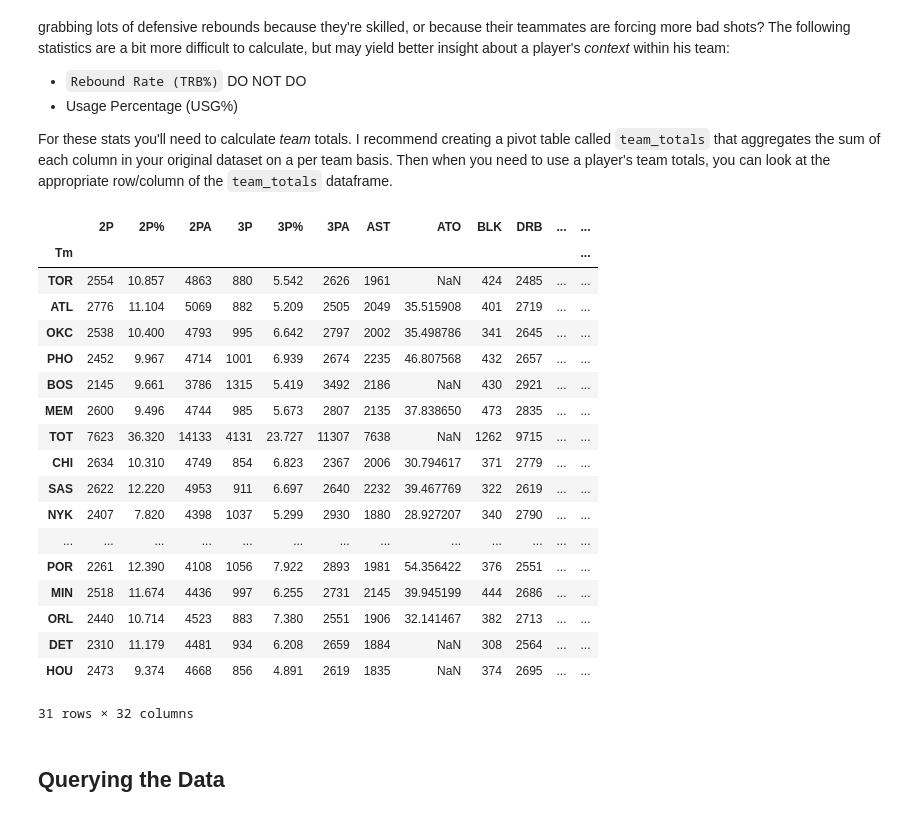
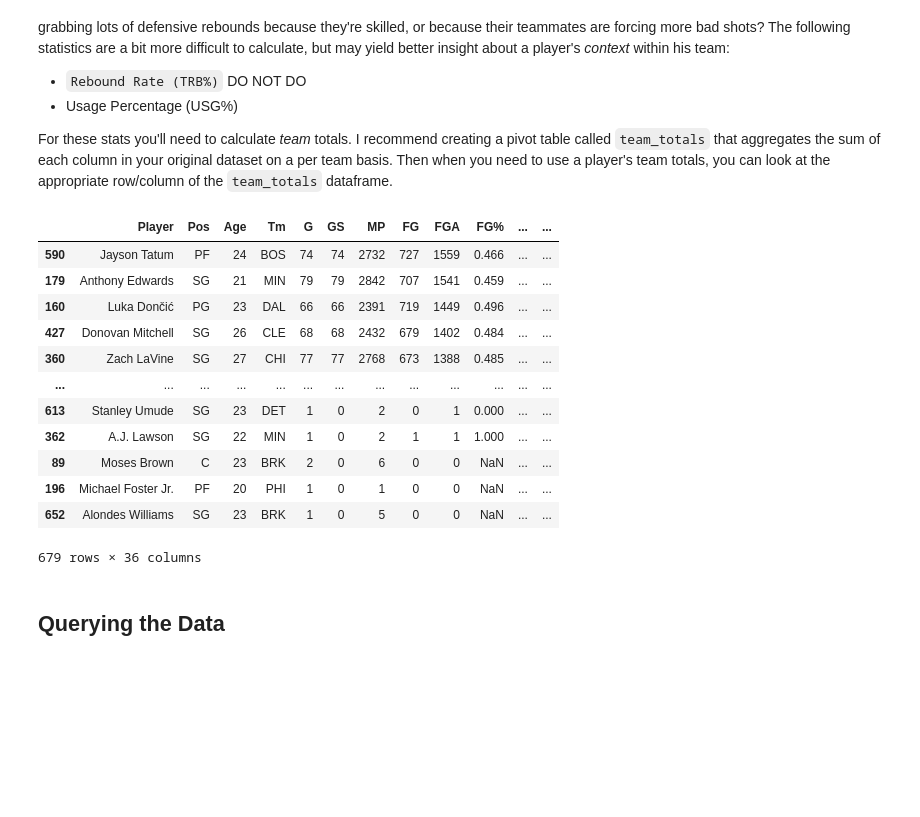
Before and after one commit to CL-CodingStuff/nba_project, a Jupyter notebook: nba_project.ipynb, the cells around one changed output. Drawn from its saved outputs; the diff is of its cells as text; code cells hidden in the pictures; blank space fills up the shorter version.

```diff
--- a/nba_project.ipynb
+++ b/nba_project.ipynb
@@ -138,34 +138,28 @@ For these stats you'll need to calculate *team* totals. I recommend creating a p
 # %%
 # Team-Contextual Analytics
 stat_columns = list(nba.columns)
 for i in ["Player", "Pos", "Age"]:
     stat_columns.remove(i)
 
 team_totals = pd.pivot_table(nba[stat_columns],index="Tm",aggfunc="sum" )
 
-team_possesions = (team_totals["FGA"]+0.44*team_totals["FTA"]+team_totals["TOV"])
-team_totals["USG%"] = (100*team_totals["FGA"]+(1/3)*team_totals["AST"]+(0.44)*team_totals["FTA"])/team_possesions
-team_totals.sort_values("USG%",ascending=False)
+team_possesions = list((team_totals.loc[nba["Tm"],"FGA"]+0.44*team_totals.loc[nba["Tm"],"FTA"]+team_totals.loc[nba["Tm"],"TOV"]))
+nba["USG%"] = (100*nba["FGA"]+(1/3)*nba["AST"]+(0.44)*nba["FTA"])/team_possesions
+nba.sort_values("USG%",ascending=False)
 # %% [output]
-|  | 2P | 2P% | 2PA | 3P | 3P% | 3PA | AST | ATO | BLK | DRB | ... | ... |
-| Tm |  |  |  |  |  |  |  |  |  |  |  | ... |
-| TOR | 2554 | 10.857 | 4863 | 880 | 5.542 | 2626 | 1961 | NaN | 424 | 2485 | ... | ... |
-| ATL | 2776 | 11.104 | 5069 | 882 | 5.209 | 2505 | 2049 | 35.515908 | 401 | 2719 | ... | ... |
-| OKC | 2538 | 10.400 | 4793 | 995 | 6.642 | 2797 | 2002 | 35.498786 | 341 | 2645 | ... | ... |
-| PHO | 2452 | 9.967 | 4714 | 1001 | 6.939 | 2674 | 2235 | 46.807568 | 432 | 2657 | ... | ... |
-| BOS | 2145 | 9.661 | 3786 | 1315 | 5.419 | 3492 | 2186 | NaN | 430 | 2921 | ... | ... |
-| MEM | 2600 | 9.496 | 4744 | 985 | 5.673 | 2807 | 2135 | 37.838650 | 473 | 2835 | ... | ... |
-| TOT | 7623 | 36.320 | 14133 | 4131 | 23.727 | 11307 | 7638 | NaN | 1262 | 9715 | ... | ... |
-| CHI | 2634 | 10.310 | 4749 | 854 | 6.823 | 2367 | 2006 | 30.794617 | 371 | 2779 | ... | ... |
-| SAS | 2622 | 12.220 | 4953 | 911 | 6.697 | 2640 | 2232 | 39.467769 | 322 | 2619 | ... | ... |
-| NYK | 2407 | 7.820 | 4398 | 1037 | 5.299 | 2930 | 1880 | 28.927207 | 340 | 2790 | ... | ... |
+|  | Player | Pos | Age | Tm | G | GS | MP | FG | FGA | FG% | ... | ... |
+| 590 | Jayson Tatum | PF | 24 | BOS | 74 | 74 | 2732 | 727 | 1559 | 0.466 | ... | ... |
+| 179 | Anthony Edwards | SG | 21 | MIN | 79 | 79 | 2842 | 707 | 1541 | 0.459 | ... | ... |
+| 160 | Luka Dončić | PG | 23 | DAL | 66 | 66 | 2391 | 719 | 1449 | 0.496 | ... | ... |
+| 427 | Donovan Mitchell | SG | 26 | CLE | 68 | 68 | 2432 | 679 | 1402 | 0.484 | ... | ... |
+| 360 | Zach LaVine | SG | 27 | CHI | 77 | 77 | 2768 | 673 | 1388 | 0.485 | ... | ... |
 | ... | ... | ... | ... | ... | ... | ... | ... | ... | ... | ... | ... | ... |
-| POR | 2261 | 12.390 | 4108 | 1056 | 7.922 | 2893 | 1981 | 54.356422 | 376 | 2551 | ... | ... |
-| MIN | 2518 | 11.674 | 4436 | 997 | 6.255 | 2731 | 2145 | 39.945199 | 444 | 2686 | ... | ... |
-| ORL | 2440 | 10.714 | 4523 | 883 | 7.380 | 2551 | 1906 | 32.141467 | 382 | 2713 | ... | ... |
-| DET | 2310 | 11.179 | 4481 | 934 | 6.208 | 2659 | 1884 | NaN | 308 | 2564 | ... | ... |
-| HOU | 2473 | 9.374 | 4668 | 856 | 4.891 | 2619 | 1835 | NaN | 374 | 2695 | ... | ... |
+| 613 | Stanley Umude | SG | 23 | DET | 1 | 0 | 2 | 0 | 1 | 0.000 | ... | ... |
+| 362 | A.J. Lawson | SG | 22 | MIN | 1 | 0 | 2 | 1 | 1 | 1.000 | ... | ... |
+| 89 | Moses Brown | C | 23 | BRK | 2 | 0 | 6 | 0 | 0 | NaN | ... | ... |
+| 196 | Michael Foster Jr. | PF | 20 | PHI | 1 | 0 | 1 | 0 | 0 | NaN | ... | ... |
+| 652 | Alondes Williams | SG | 23 | BRK | 1 | 0 | 5 | 0 | 0 | NaN | ... | ... |
-31 rows × 32 columns
+679 rows × 36 columns
 # %% [markdown]
 ## Querying the Data
 # %% [markdown]
```
Also changed, not shown: parts of 6 cells of this notebook.
